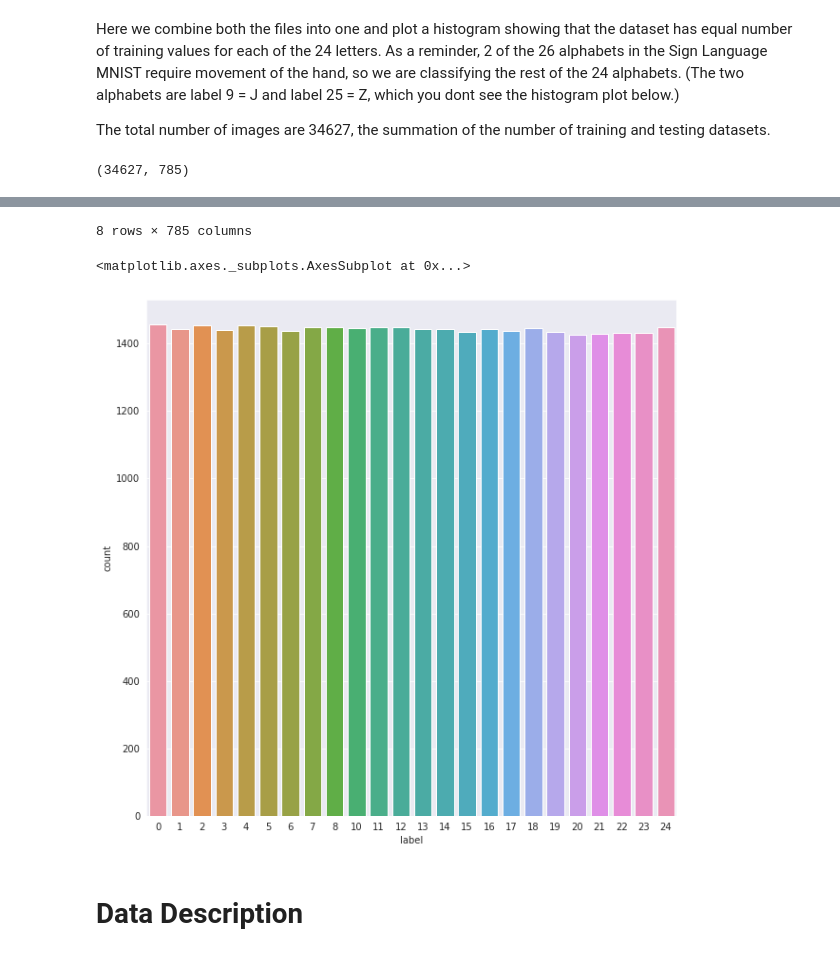
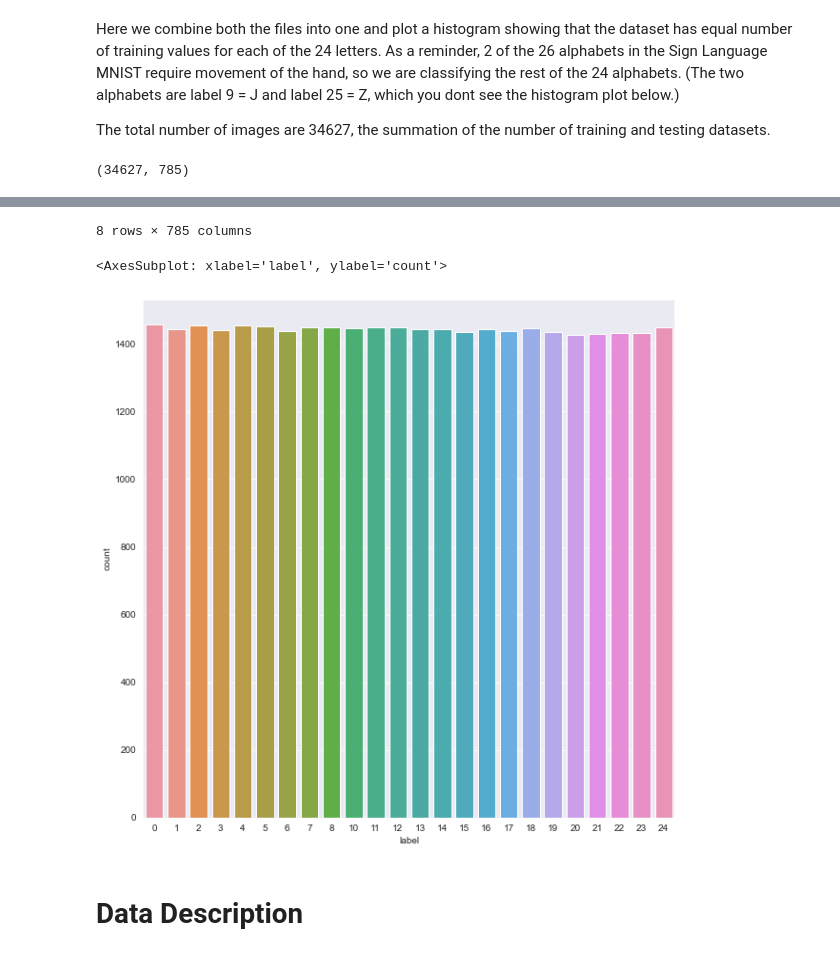
Before and after one commit to trishnasharma/ecs171_final_project, a Jupyter notebook: main.ipynb, the cells around one changed output, grey strips where cells are left out. Saved outputs shown, nothing was run; the diff lists cells and outputs as text; code cells hidden in the pictures.

```diff
--- a/main.ipynb
+++ b/main.ipynb
@@ -72,26 +59,26 @@ The total number of images are 34627, the summation of the number of training an
 # %%
 df = pd.concat([df_train,df_test])
 display(df.shape)
 display(df.describe())
 
 
 plt.figure(figsize = (10,10)) # Label Count
 sns.set_style("darkgrid")
-sns.countplot(df['label'])
+sns.countplot(x=df["label"])
 # %% [output]
 (34627, 785)
 |  | label | pixel1 | pixel2 | pixel3 | pixel4 | pixel5 | pixel6 | pixel7 | pixel8 | pixel9 | ... | ... |
 | count | 34627.000000 | 34627.000000 | 34627.000000 | 34627.000000 | 34627.000000 | 34627.000000 | 34627.000000 | 34627.000000 | 34627.000000 | 34627.000000 | ... | ... |
 | mean | 12.096890 | 145.857077 | 148.903226 | 151.677824 | 153.984983 | 156.616600 | 158.904121 | 160.847171 | 162.610911 | 164.293384 | ... | ... |
 | std | 7.333559 | 41.839313 | 40.355637 | 39.355866 | 38.762706 | 37.252215 | 36.130753 | 35.274594 | 34.137995 | 32.882325 | ... | ... |
 | min | 0.000000 | 0.000000 | 0.000000 | 0.000000 | 0.000000 | 0.000000 | 0.000000 | 0.000000 | 0.000000 | 0.000000 | ... | ... |
 | 25% | 5.000000 | 122.000000 | 126.000000 | 130.000000 | 133.000000 | 137.000000 | 140.000000 | 143.000000 | 145.000000 | 146.000000 | ... | ... |
 | 50% | 12.000000 | 151.000000 | 154.000000 | 156.000000 | 158.000000 | 160.000000 | 163.000000 | 164.000000 | 166.000000 | 167.000000 | ... | ... |
 | 75% | 18.000000 | 175.000000 | 177.000000 | 179.000000 | 180.000000 | 181.000000 | 182.000000 | 184.000000 | 185.000000 | 185.000000 | ... | ... |
 | max | 24.000000 | 255.000000 | 255.000000 | 255.000000 | 255.000000 | 255.000000 | 255.000000 | 255.000000 | 255.000000 | 255.000000 | ... | ... |
 8 rows × 785 columns
-<matplotlib.axes._subplots.AxesSubplot at 0x...>
+<AxesSubplot: xlabel='label', ylabel='count'>
-[figure, old version]
+[figure, new version]
 # %% [markdown]
 # Data Description
 # %% [markdown]
```
Also changed, not shown: parts of 22 cells of this notebook.
